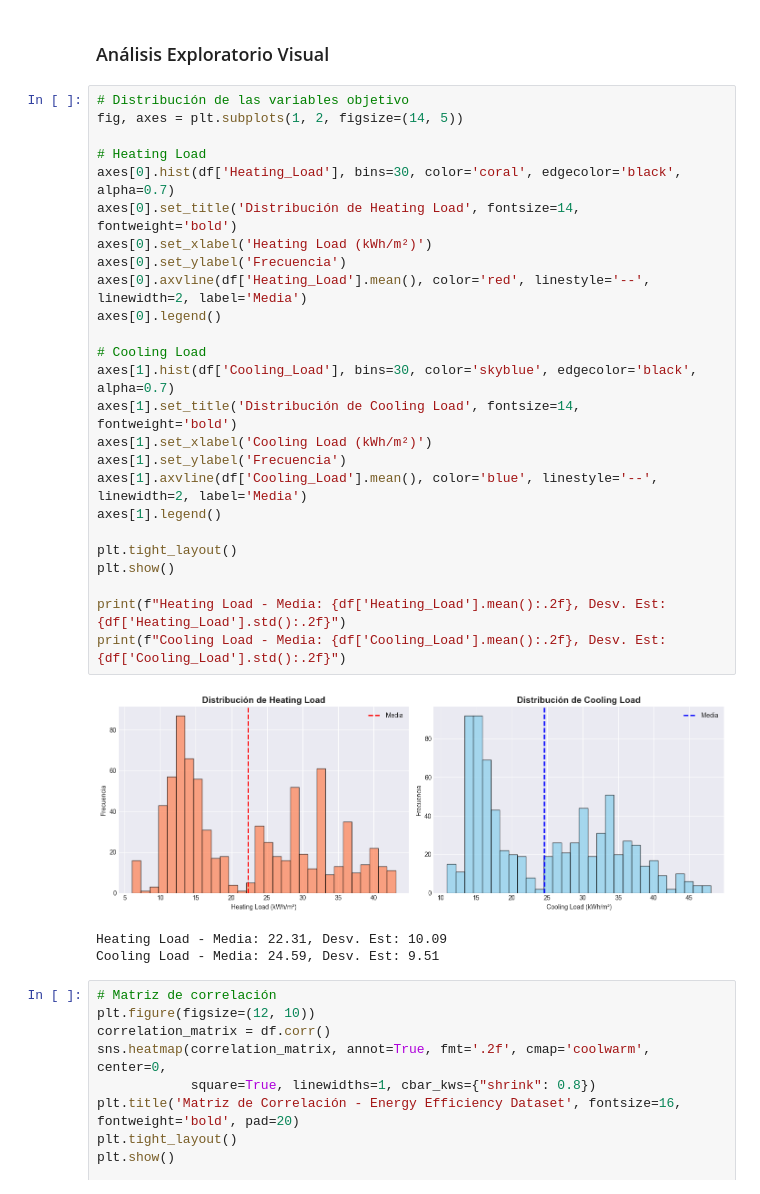
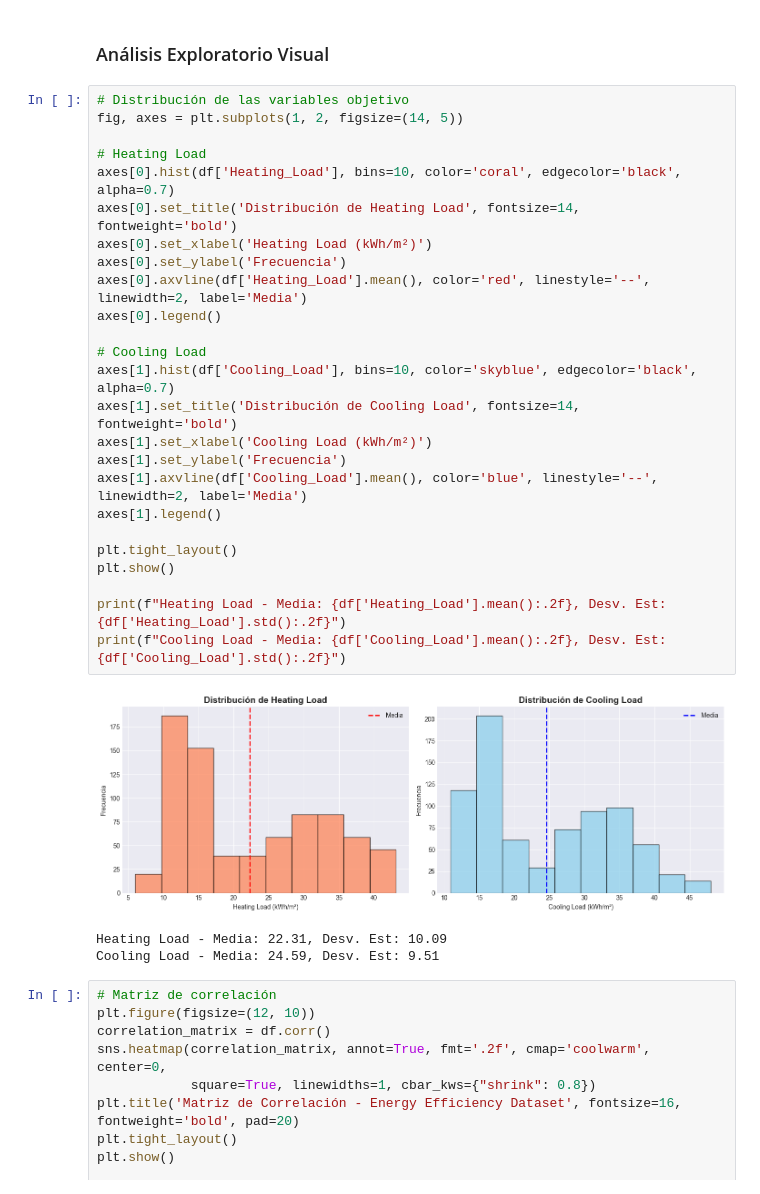
Before and after one commit to Mgobeaalcoba/data_science_henry, a Jupyter notebook: clase_05_modelos_ensamble/notebooks/homework_modelos_ensamble.ipynb, the cells around one changed output. Cells and saved outputs as stored; diff of their text form.

```diff
--- a/clase_05_modelos_ensamble/notebooks/homework_modelos_ensamble.ipynb
+++ b/clase_05_modelos_ensamble/notebooks/homework_modelos_ensamble.ipynb
@@ -391,30 +391,30 @@ if duplicates > 0:
 # %%
 # Distribución de las variables objetivo
 fig, axes = plt.subplots(1, 2, figsize=(14, 5))
 
 # Heating Load
-axes[0].hist(df['Heating_Load'], bins=30, color='coral', edgecolor='black', alpha=0.7)
+axes[0].hist(df['Heating_Load'], bins=10, color='coral', edgecolor='black', alpha=0.7)
 axes[0].set_title('Distribución de Heating Load', fontsize=14, fontweight='bold')
 axes[0].set_xlabel('Heating Load (kWh/m²)')
 axes[0].set_ylabel('Frecuencia')
 axes[0].axvline(df['Heating_Load'].mean(), color='red', linestyle='--', linewidth=2, label='Media')
 axes[0].legend()
 
 # Cooling Load
-axes[1].hist(df['Cooling_Load'], bins=30, color='skyblue', edgecolor='black', alpha=0.7)
+axes[1].hist(df['Cooling_Load'], bins=10, color='skyblue', edgecolor='black', alpha=0.7)
 axes[1].set_title('Distribución de Cooling Load', fontsize=14, fontweight='bold')
 axes[1].set_xlabel('Cooling Load (kWh/m²)')
 axes[1].set_ylabel('Frecuencia')
 axes[1].axvline(df['Cooling_Load'].mean(), color='blue', linestyle='--', linewidth=2, label='Media')
 axes[1].legend()
 
 plt.tight_layout()
 plt.show()
 
 print(f"Heating Load - Media: {df['Heating_Load'].mean():.2f}, Desv. Est: {df['Heating_Load'].std():.2f}")
 print(f"Cooling Load - Media: {df['Cooling_Load'].mean():.2f}, Desv. Est: {df['Cooling_Load'].std():.2f}")
 # %% [output]
-[figure, old version]
+[figure, new version]
 Heating Load - Media: 22.31, Desv. Est: 10.09
 Cooling Load - Media: 24.59, Desv. Est: 9.51
 # %%
```
Also changed, not shown: 2 other files.
